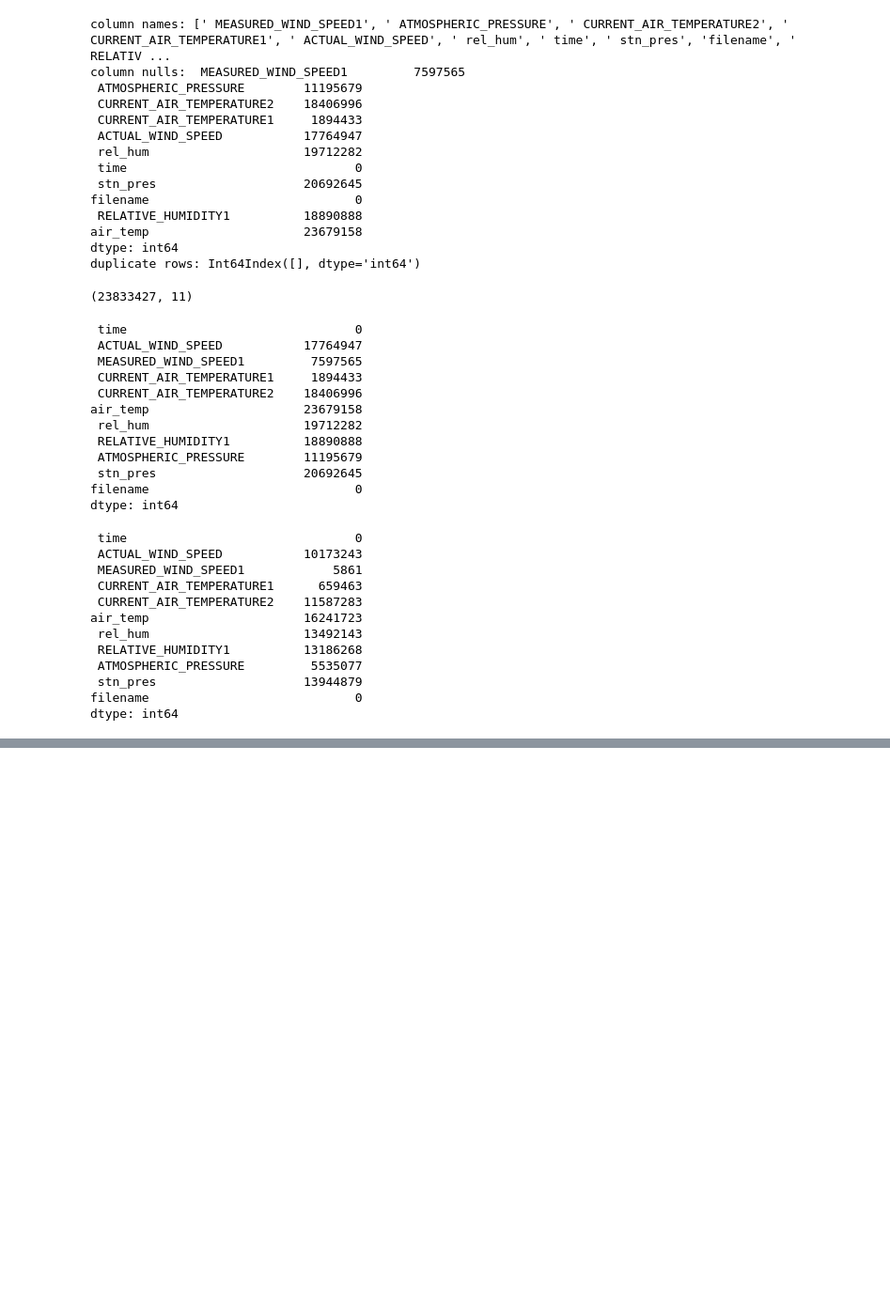
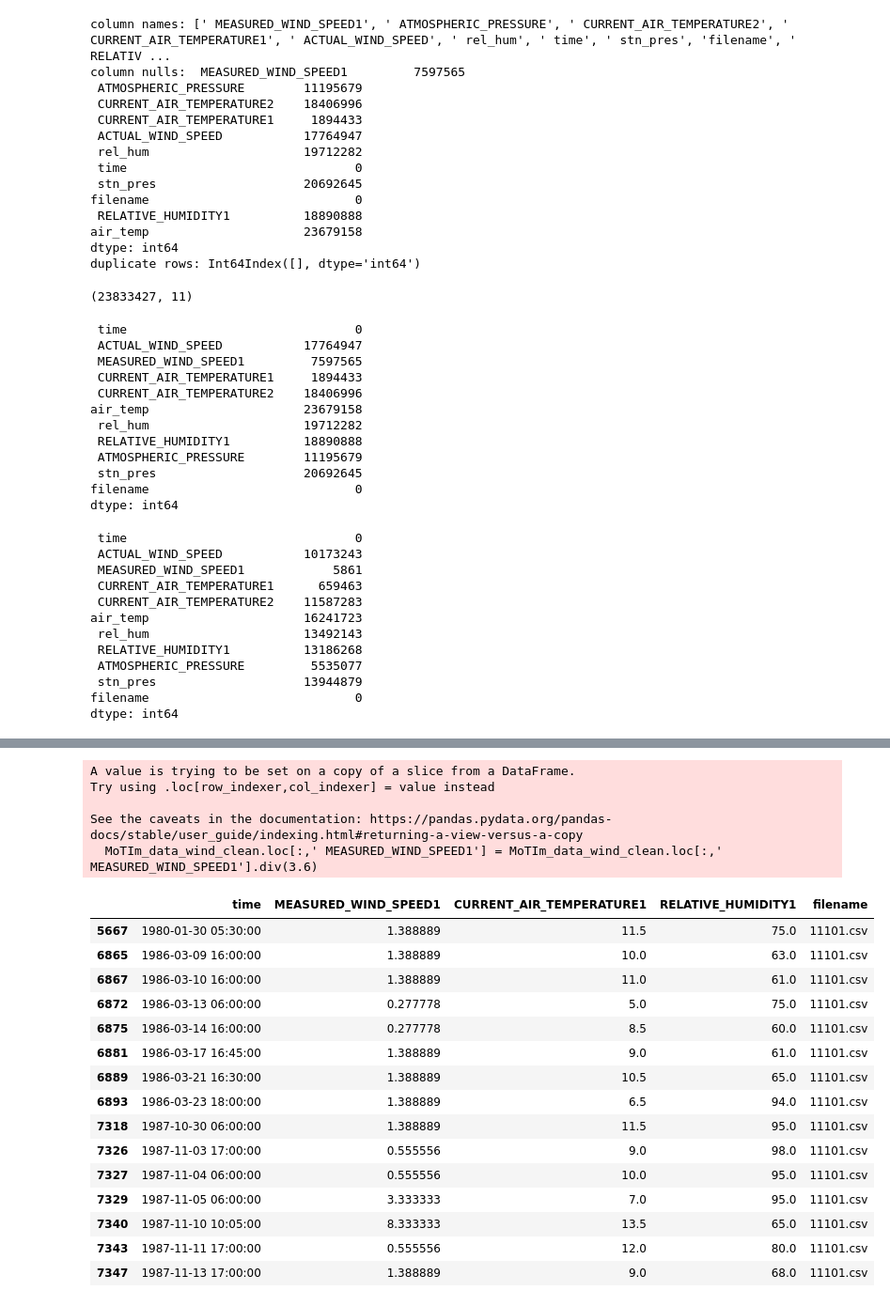
Before and after one commit to madiwiebe/LHL_Capstone_Project, a Jupyter notebook: notebooks/cleaning_data.ipynb, the cells around one changed output, grey strips where cells are left out. Shown at 94% size. Drawn from its saved outputs; the diff is of its cells as text; code cells hidden in the pictures; blank space fills up the shorter version.

Commit message:
Data Cleaning (MoTIm)

```diff
--- a/notebooks/cleaning_data.ipynb
+++ b/notebooks/cleaning_data.ipynb
@@ -661,0 +665,2 @@ MoTIe_data_wind_clean.to_csv(f'{path_2}/MoTIe_data_wind_clean.csv')
+# %%
+MoTIm_data = functions.to_df('MoTIm_data.csv')
@@ -661,0 +692,5 @@ MoTIe_data_wind_clean.to_csv(f'{path_2}/MoTIe_data_wind_clean.csv')
+# %%
+# only keep variables of interest
+# no solar data available from this network
+MoTIm_data_wind = MoTIm_data.loc[:,(' time', ' MEASURED_WIND_SPEED1', 'CURRENT_AIR_TEMPERATURE1', ' RELATIVE_HUMIDITY1', 'filename')]
+    # note that no air pressure value is available
@@ -661,0 +707,4 @@ MoTIe_data_wind_clean.to_csv(f'{path_2}/MoTIe_data_wind_clean.csv')
+# %%
+# drop rows in wind data that do not have WindSpeed values
+MoTIm_data_wind_clean = MoTIm_data_wind.dropna(subset=[' MEASURED_WIND_SPEED1'])
+MoTIm_data_wind_clean.isna().sum()
@@ -661,0 +737,26 @@ MoTIe_data_wind_clean.to_csv(f'{path_2}/MoTIe_data_wind_clean.csv')
+# %%
+# convert windspeed values from km/h to m/s by dividing values by 3.6
+MoTIm_data_wind_clean.loc[:,' MEASURED_WIND_SPEED1'] = MoTIm_data_wind_clean.loc[:,' MEASURED_WIND_SPEED1'].div(3.6)
+MoTIm_data_wind_clean.head(15)
+# %% [output]
+A value is trying to be set on a copy of a slice from a DataFrame.
+Try using .loc[row_indexer,col_indexer] = value instead
+
+See the caveats in the documentation: https://pandas.pydata.org/pandas-docs/stable/user_guide/indexing.html#returning-a-view-versus-a-copy
+  MoTIm_data_wind_clean.loc[:,' MEASURED_WIND_SPEED1'] = MoTIm_data_wind_clean.loc[:,' MEASURED_WIND_SPEED1'].div(3.6)
+|  | time | MEASURED_WIND_SPEED1 | CURRENT_AIR_TEMPERATURE1 | RELATIVE_HUMIDITY1 | filename |
+| 5667 | 1980-01-30 05:30:00 | 1.388889 | 11.5 | 75.0 | 11101.csv |
+| 6865 | 1986-03-09 16:00:00 | 1.388889 | 10.0 | 63.0 | 11101.csv |
+| 6867 | 1986-03-10 16:00:00 | 1.388889 | 11.0 | 61.0 | 11101.csv |
+| 6872 | 1986-03-13 06:00:00 | 0.277778 | 5.0 | 75.0 | 11101.csv |
+| 6875 | 1986-03-14 16:00:00 | 0.277778 | 8.5 | 60.0 | 11101.csv |
+| 6881 | 1986-03-17 16:45:00 | 1.388889 | 9.0 | 61.0 | 11101.csv |
+| 6889 | 1986-03-21 16:30:00 | 1.388889 | 10.5 | 65.0 | 11101.csv |
+| 6893 | 1986-03-23 18:00:00 | 1.388889 | 6.5 | 94.0 | 11101.csv |
+| 7318 | 1987-10-30 06:00:00 | 1.388889 | 11.5 | 95.0 | 11101.csv |
+| 7326 | 1987-11-03 17:00:00 | 0.555556 | 9.0 | 98.0 | 11101.csv |
+| 7327 | 1987-11-04 06:00:00 | 0.555556 | 10.0 | 95.0 | 11101.csv |
+| 7329 | 1987-11-05 06:00:00 | 3.333333 | 7.0 | 95.0 | 11101.csv |
+| 7340 | 1987-11-10 10:05:00 | 8.333333 | 13.5 | 65.0 | 11101.csv |
+| 7343 | 1987-11-11 17:00:00 | 0.555556 | 12.0 | 80.0 | 11101.csv |
+| 7347 | 1987-11-13 17:00:00 | 1.388889 | 9.0 | 68.0 | 11101.csv |
```
Also changed, not shown: parts of 8 cells of this notebook.
